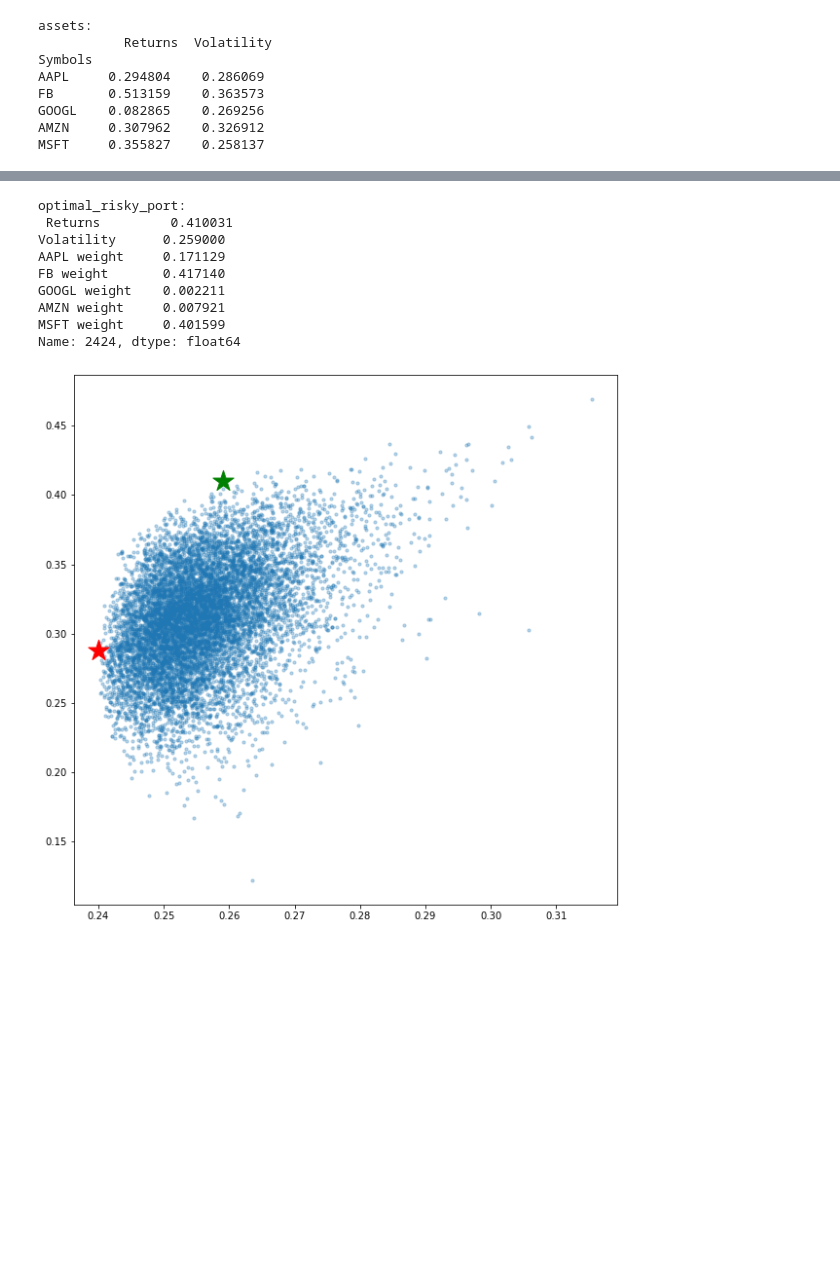
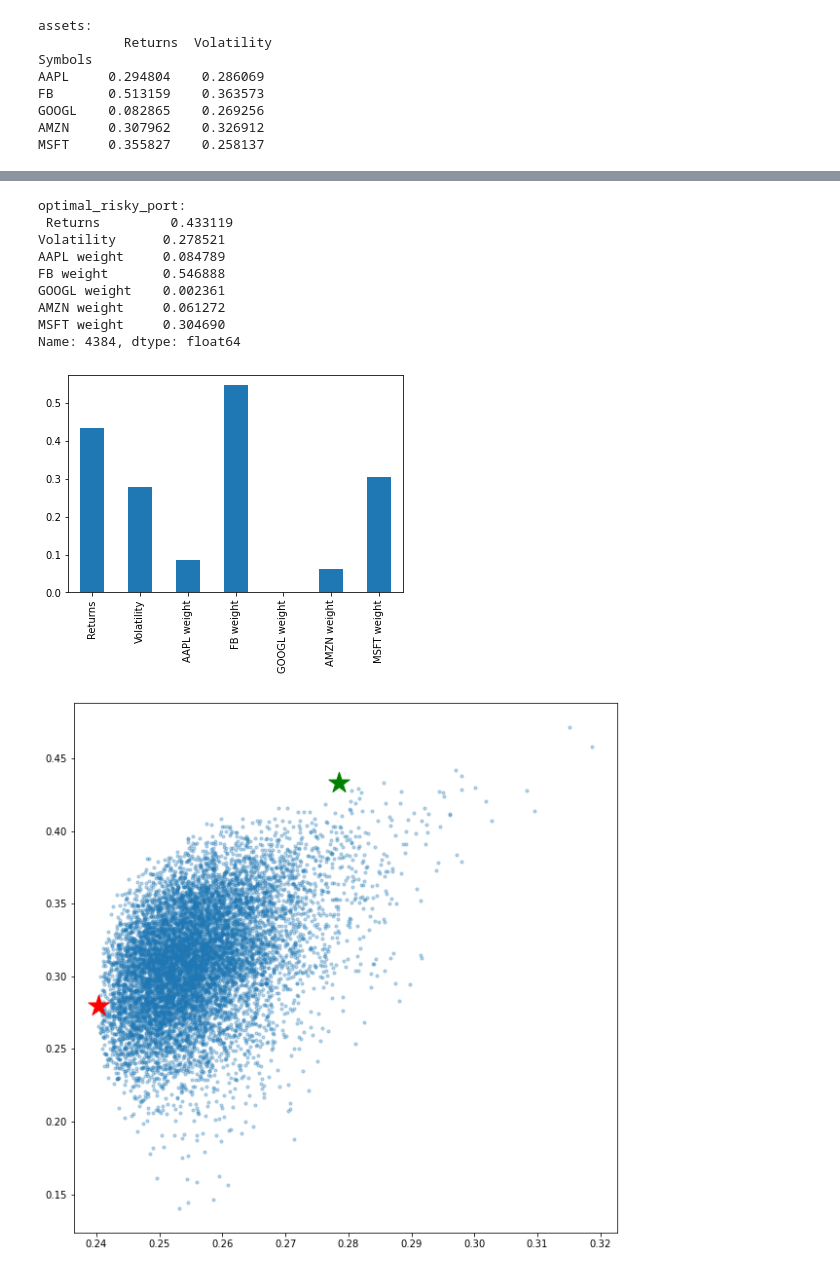
Before and after one commit to ceciliacal/modern_portfolio_theory_optimization, a Jupyter notebook: main.ipynb, the cells around one changed output, grey strips where cells are left out. Drawn from its saved outputs; the diff is of its cells as text; code cells hidden in the pictures; blank space fills up the shorter version.

```diff
--- a/main.ipynb
+++ b/main.ipynb
@@ -263,27 +282,31 @@ Name: 2068, dtype: float64
 # %%
 #The optimal risky portfolio is the one with the highest Sharpe ratio (cfr formula)
 #Now we need to define the risk factor in order to find optimal portfolio
 
 rf = 0.08  # risk factor
 #rf = avgRf
 optimal_risky_port = portfolios.iloc[((portfolios['Returns'] - rf) / portfolios['Volatility']).idxmax()]
 print("\noptimal_risky_port: \n", optimal_risky_port)
 
+#histogram
+optimal_risky_port.plot.bar(optimal_risky_port)
+
 # Plotting optimal portfolio
 plt.subplots(figsize=(10, 10))
 plt.scatter(portfolios['Volatility'], portfolios['Returns'], marker='o', s=10, alpha=0.3)
 plt.scatter(min_vol_port[1], min_vol_port[0], color='r', marker='*', s=500)
 plt.scatter(optimal_risky_port[1], optimal_risky_port[0], color='g', marker='*', s=500)
 
 plt.show()
 # %% [output]
 optimal_risky_port:
- Returns         0.410031
-Volatility      0.259000
-AAPL weight     0.171129
-FB weight       0.417140
-GOOGL weight    0.002211
-AMZN weight     0.007921
-MSFT weight     0.401599
-Name: 2424, dtype: float64
+ Returns         0.433119
+Volatility      0.278521
+AAPL weight     0.084789
+FB weight       0.546888
+GOOGL weight    0.002361
+AMZN weight     0.061272
+MSFT weight     0.304690
+Name: 4384, dtype: float64
-[figure, old version]
+[figure, new version]
+[figure, added]
```
Also changed, not shown: parts of 12 cells of this notebook, 2 other files.
